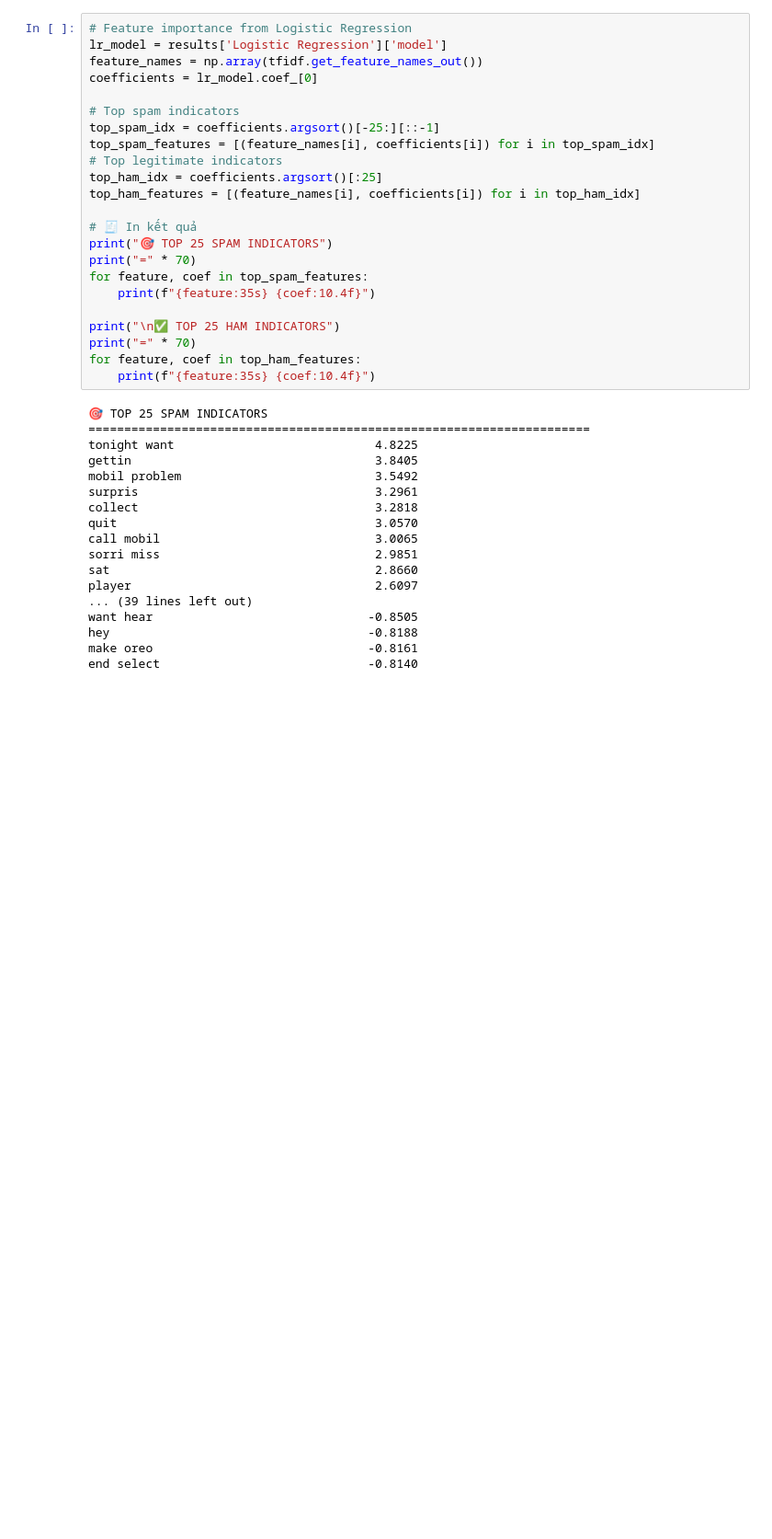
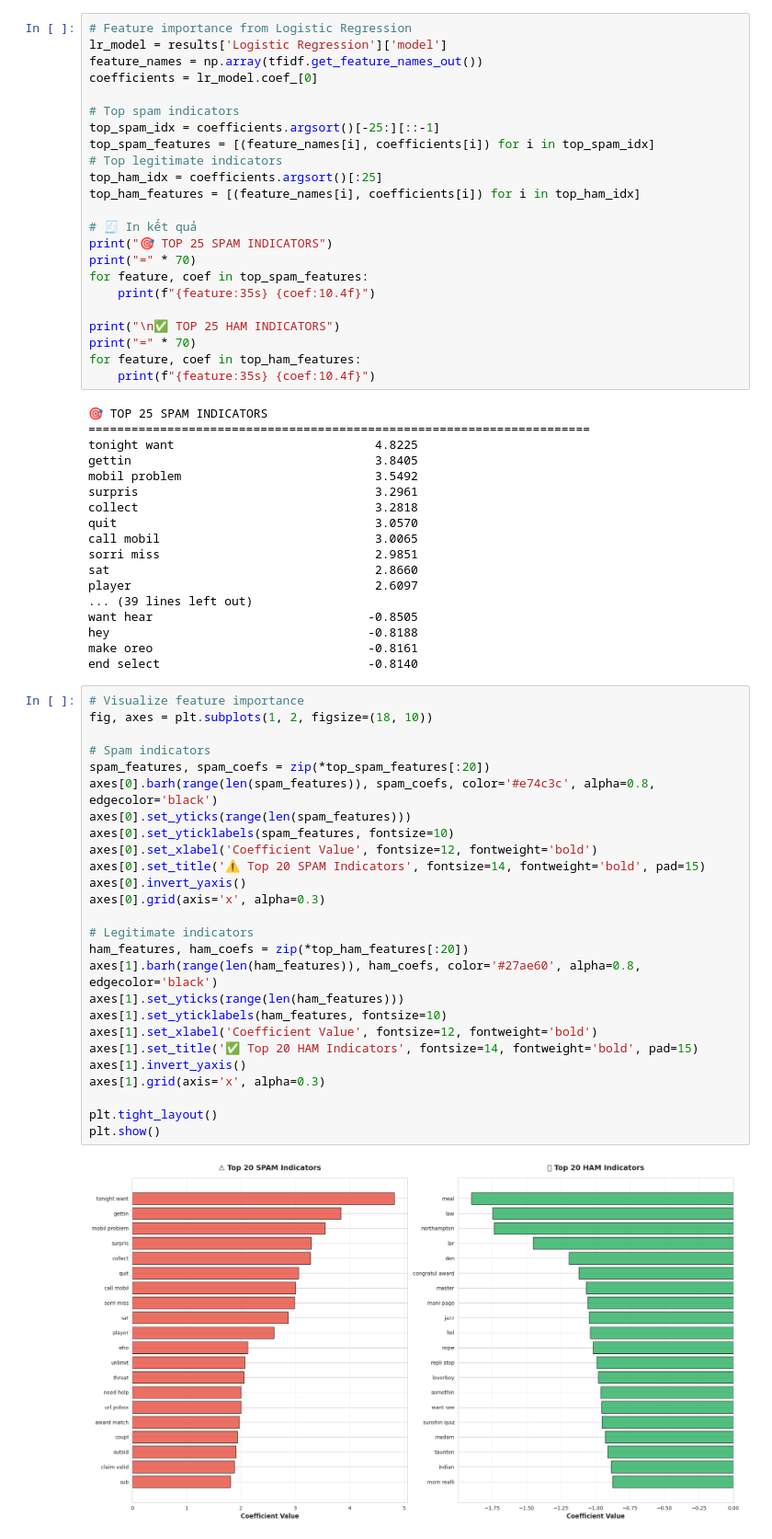
Before and after one commit to an114116/BTL-Machine-Learning, a Jupyter notebook: index.ipynb, the cells around one changed output. Shown at 92% size. Cells and saved outputs as stored; diff of their text form; blank space fills up the shorter version.

```diff
--- a/index.ipynb
+++ b/index.ipynb
@@ -1738,6 +1855,34 @@ want hear                              -0.8505
 hey                                    -0.8188
 make oreo                              -0.8161
 end select                             -0.8140
+# %%
+# Visualize feature importance
+fig, axes = plt.subplots(1, 2, figsize=(18, 10))
+
+# Spam indicators
+spam_features, spam_coefs = zip(*top_spam_features[:20])
+axes[0].barh(range(len(spam_features)), spam_coefs, color='#e74c3c', alpha=0.8, edgecolor='black')
+axes[0].set_yticks(range(len(spam_features)))
+axes[0].set_yticklabels(spam_features, fontsize=10)
+axes[0].set_xlabel('Coefficient Value', fontsize=12, fontweight='bold')
+axes[0].set_title('⚠️ Top 20 SPAM Indicators', fontsize=14, fontweight='bold', pad=15)
+axes[0].invert_yaxis()
+axes[0].grid(axis='x', alpha=0.3)
+
+# Legitimate indicators
+ham_features, ham_coefs = zip(*top_ham_features[:20])
+axes[1].barh(range(len(ham_features)), ham_coefs, color='#27ae60', alpha=0.8, edgecolor='black')
+axes[1].set_yticks(range(len(ham_features)))
+axes[1].set_yticklabels(ham_features, fontsize=10)
+axes[1].set_xlabel('Coefficient Value', fontsize=12, fontweight='bold')
+axes[1].set_title('✅ Top 20 HAM Indicators', fontsize=14, fontweight='bold', pad=15)
+axes[1].invert_yaxis()
+axes[1].grid(axis='x', alpha=0.3)
+
+plt.tight_layout()
+plt.show()
+# %% [output]
+[figure, added]
 # %% [markdown]
 ## Summary
 
```
Also changed, not shown: parts of 20 cells of this notebook.
